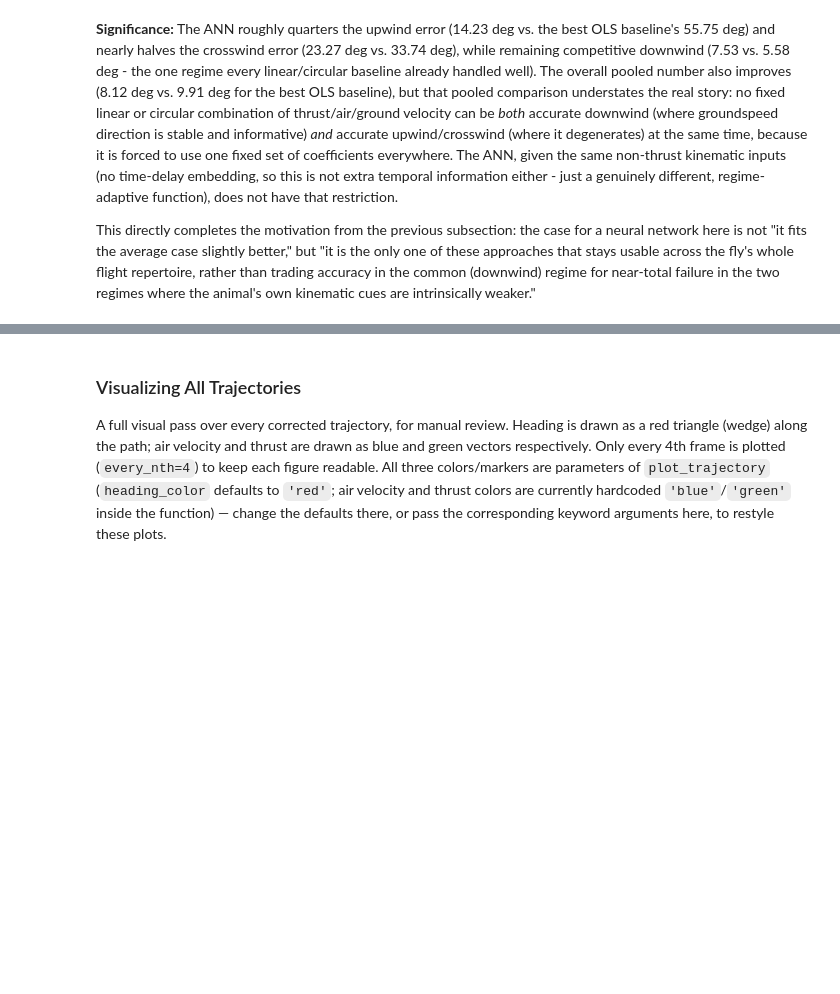
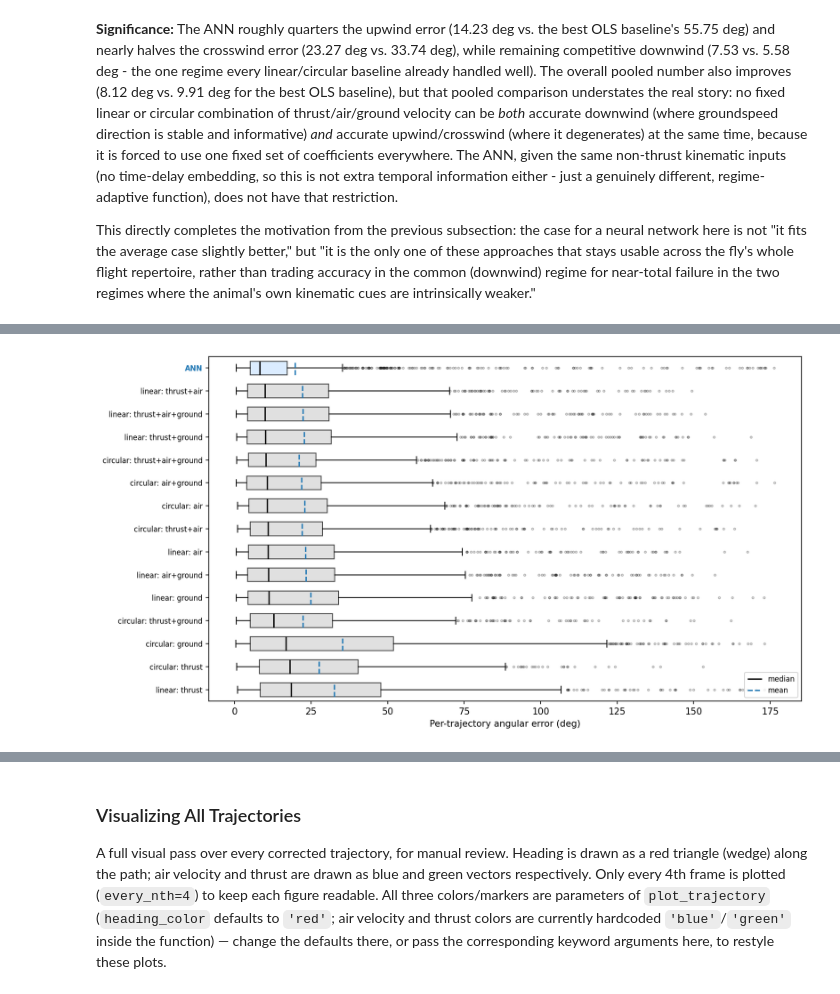
Before and after one commit to nehalsinghmangat/drosophila_body_orientation_predictor, a Jupyter notebook: notebooks/data_correction_and_model_training.ipynb, the cells around one changed output, grey strips where cells are left out. Drawn from its saved outputs; the diff is of its cells as text; code cells hidden in the pictures; blank space fills up the shorter version.

```diff
--- a/notebooks/data_correction_and_model_training.ipynb
+++ b/notebooks/data_correction_and_model_training.ipynb
@@ -784,0 +797,14 @@ This directly completes the motivation from the previous subsection: the case fo
+# %%
+per_traj_errors = {}
+for combo in combos:
+    combo_label = '+'.join(combo)
+    for kind in ['linear', 'circular']:
+        pred_xy = fit_ols_baseline(train_df, test_df, combo, kind)
+        err = angular_error_deg(y_true, pred_xy)
+        per_traj = pd.DataFrame({'trajec_objid': test_df['trajec_objid'].values, 'err': err}).groupby('trajec_objid')['err'].median()
+        per_traj_errors[f'{kind}: {combo_label}'] = per_traj
+
+# ANN: pooled per-trajectory error (median across ALL of a trajectory's frames, any regime)
+per_traj_errors['ANN'] = ann_frame_df.groupby('trajec_objid')['err'].median()
+
+print(f"n models: {len(per_traj_errors)}")
@@ -784,0 +866,29 @@ This directly completes the motivation from the previous subsection: the case fo
+# %%
+order = summary_table['model'].tolist()  # sorted descending by median, same convention as Figure 1 Panel C
+data_for_box = [per_traj_errors[m].values for m in order]
+
+fig, ax = plt.subplots(figsize=(11, 6), dpi=150)
+bp = ax.boxplot(data_for_box, vert=False, showmeans=True, meanline=True,
+                patch_artist=True, widths=0.6,
+                boxprops=dict(facecolor='lightgray', alpha=0.7),
+                medianprops=dict(color='black', linewidth=1.5),
+                meanprops=dict(color='tab:blue', linewidth=1.5, linestyle='--'),
+                flierprops=dict(marker='o', markersize=2, alpha=0.3))
+
+ax.set_yticks(range(1, len(order) + 1))
+ax.set_yticklabels(order, fontsize=8)
+for i, m in enumerate(order):
+    if m == 'ANN':
+        ax.get_yticklabels()[i].set_fontweight('bold')
+        ax.get_yticklabels()[i].set_color('tab:blue')
+        bp['boxes'][i].set_facecolor('#cce5ff')
+
+ax.set_xlabel('Per-trajectory angular error (deg)')
+ax.legend([bp['medians'][0], bp['means'][0]], ['median', 'mean'], loc='lower right', fontsize=8)
+fig.tight_layout()
+
+os.makedirs('../figures', exist_ok=True)
+fig.savefig('../figures/fig_1_panel_C.svg', format='svg', bbox_inches='tight')
+plt.show()
+# %% [output]
+[figure, added]
```
Also changed, not shown: parts of 32 cells of this notebook, 1 other file.
